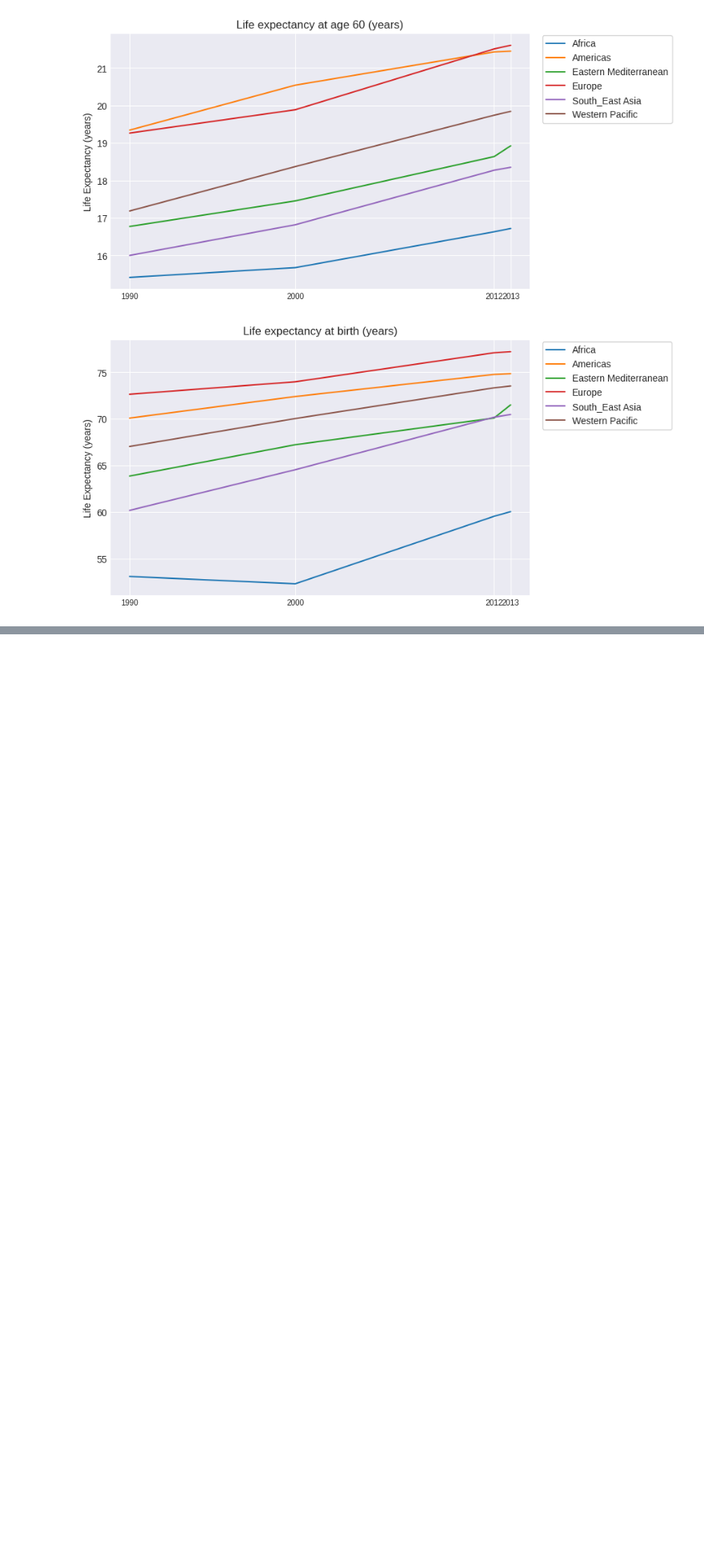
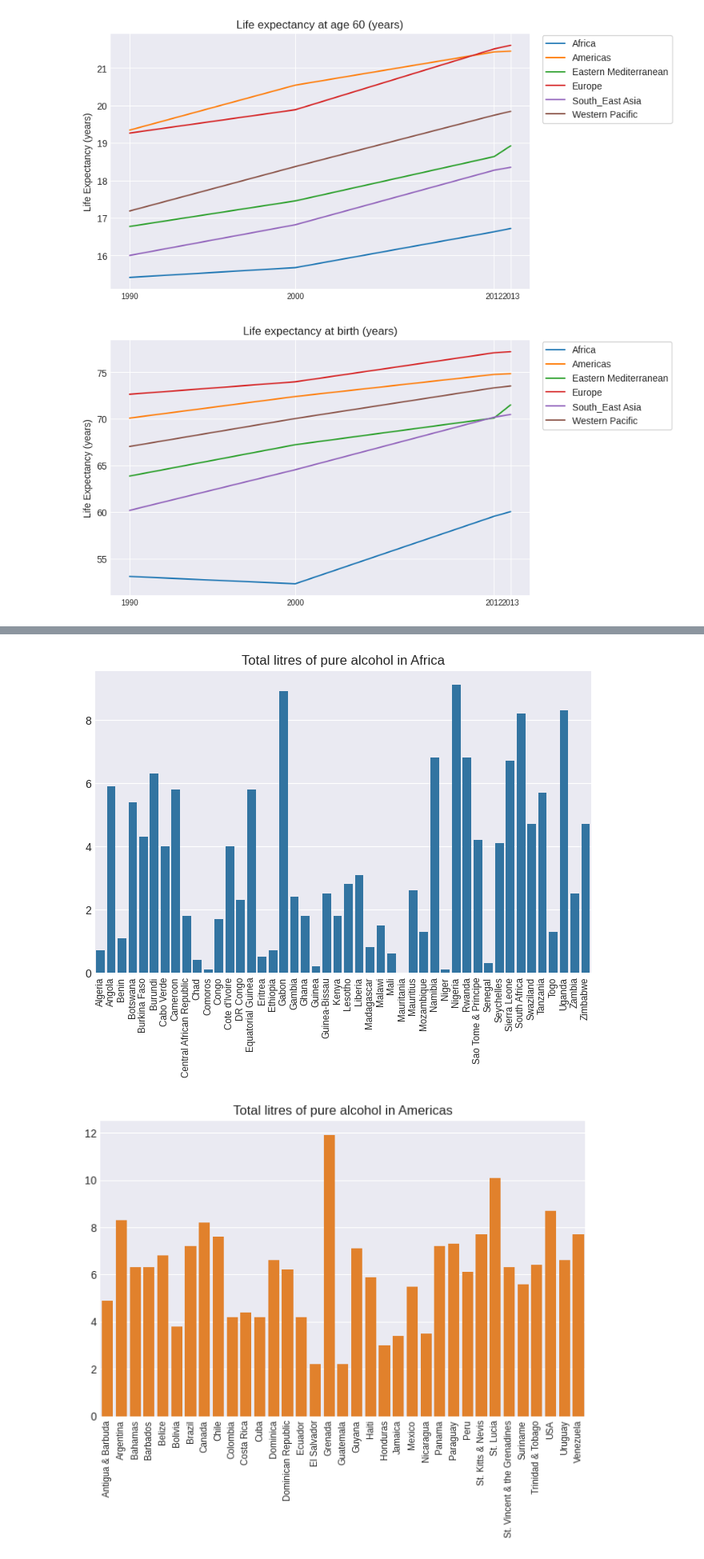
Before and after one commit to flohmannjr/Alcohol_and_Life_Expectancy, a Jupyter notebook: Alcohol_and_Life_Expectancy.ipynb, the cells around one changed output, grey strips where cells are left out. Shown at 80% size. Saved outputs shown, nothing was run; the diff lists cells and outputs as text; code cells hidden in the pictures; blank space fills up the shorter version.

```diff
--- a/Alcohol_and_Life_Expectancy.ipynb
+++ b/Alcohol_and_Life_Expectancy.ipynb
@@ -213,21 +211,0 @@ df = df_lifeexp[['GhoDisplay', 'YearDisplay', 'RegionDisplay', 'SexDisplay', 'Nu
-# %%
-for observatory in lifeexp_observatories:
-
-    for year in lifeexp_years:
-
-        try:
-
-            regions = df.loc[(observatory, year), :]
-
-            sns.barplot(data=regions.reset_index(), x='RegionDisplay', y='Numeric', hue='SexDisplay', palette='summer')
-
-            plt.title(f'{observatory}, {year}')
-            plt.xlabel('')
-            plt.ylabel('Years')
-
-            plt.legend(loc=(1.03, 0.82), frameon=True, facecolor='white')
-
-            plt.show()
-
-        except:
-            pass
@@ -253,7 +219,7 @@ for observatory in lifeexp_observatories:
 
         years = df.loc[(observatory, region), :]
 
-        sns.lineplot(data=years.reset_index(), x='YearDisplay', y='Numeric', label=region)
+        sns.lineplot(data=years.reset_index(), x='YearDisplay', y='Numeric', label=region, palette=CMAP)
 
     plt.title(observatory)
     plt.xlabel('')
@@ -270,0 +256,15 @@ for observatory in lifeexp_observatories:
+# %%
+for r, region in enumerate(lifeexp_regions):
+
+    sns.barplot(data=df_drinks_expanded[df_drinks_expanded['region'] == region], x='country', y='total_litres_of_pure_alcohol', errwidth=0, color=CMAP.colors[r])
+
+    plt.title(f'Total litres of pure alcohol in {region}')
+    plt.xlabel('')
+    plt.ylabel('')
+
+    plt.xticks(rotation=90)
+
+    plt.show()
+# %% [output]
+[figure, added]
+[figure, added]
```
Also changed, not shown: parts of 8 cells of this notebook.
